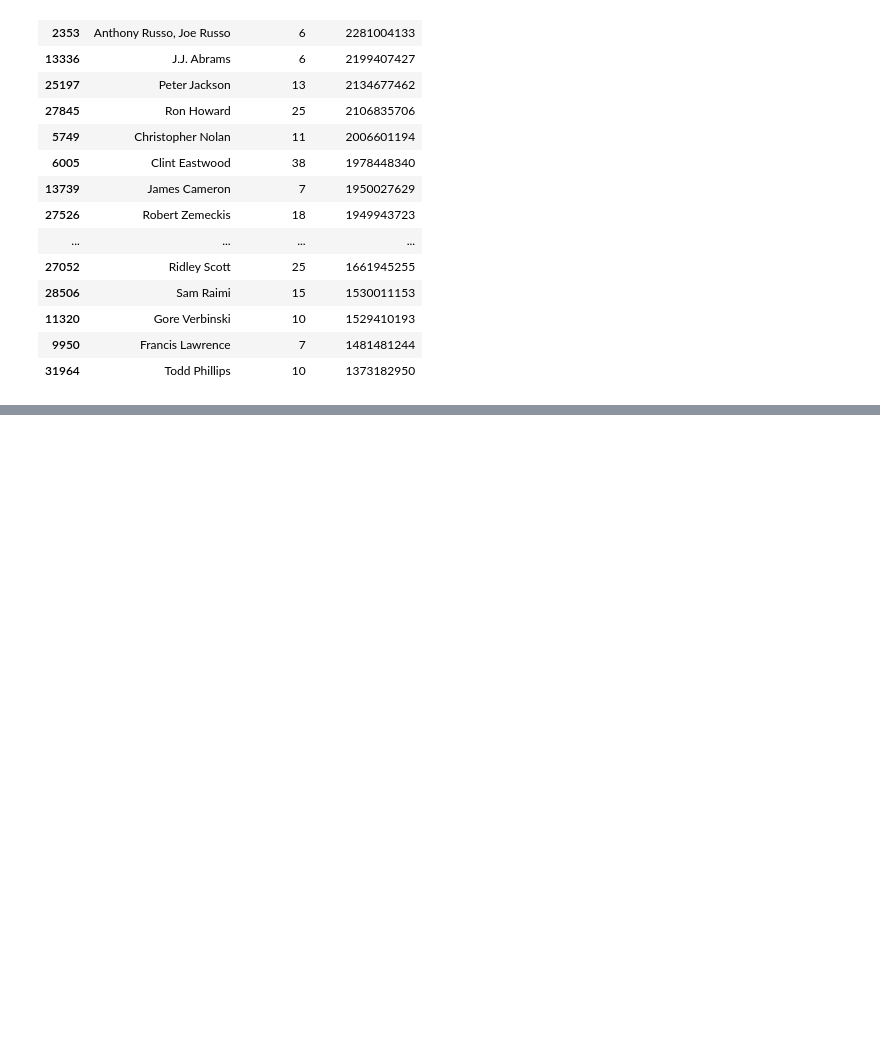
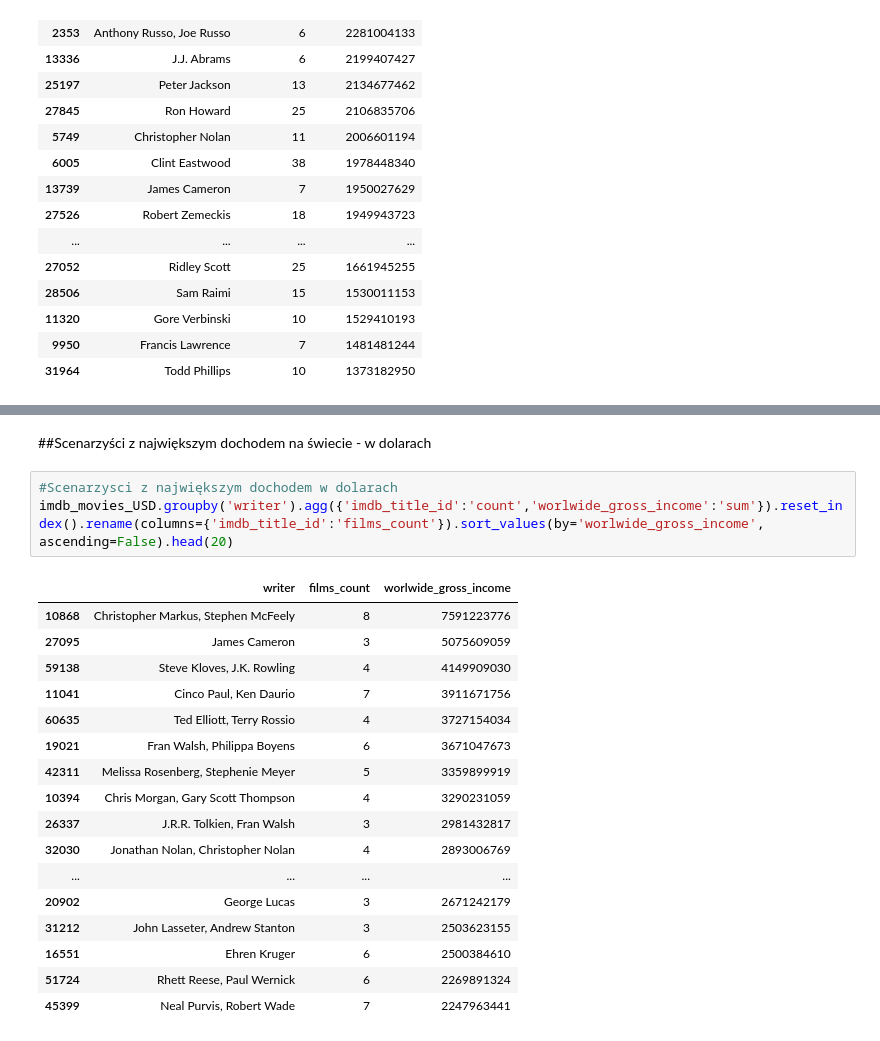
Before and after one commit to KatBotkowska/CodersCrew, a Jupyter notebook: Netflix_data.ipynb, the cells around one changed output, grey strips where cells are left out. Drawn from its saved outputs; the diff is of its cells as text; blank space fills up the shorter version.

Commit message:
Writer - gross income worldwide, USA

```diff
--- a/Netflix_data.ipynb
+++ b/Netflix_data.ipynb
@@ -1234,0 +1254,23 @@ imdb_movies_USD.groupby('director').agg({'imdb_title_id':'count','usa_gross_inco
+# %% [markdown]
+##Scenarzyści z największym dochodem na świecie - w dolarach
+# %%
+#Scenarzysci z największym dochodem w dolarach
+imdb_movies_USD.groupby('writer').agg({'imdb_title_id':'count','worlwide_gross_income':'sum'}).reset_index().rename(columns={'imdb_title_id':'films_count'}).sort_values(by='worlwide_gross_income', ascending=False).head(20)
+# %% [output]
+|  | writer | films_count | worlwide_gross_income |
+| 10868 | Christopher Markus, Stephen McFeely | 8 | 7591223776 |
+| 27095 | James Cameron | 3 | 5075609059 |
+| 59138 | Steve Kloves, J.K. Rowling | 4 | 4149909030 |
+| 11041 | Cinco Paul, Ken Daurio | 7 | 3911671756 |
+| 60635 | Ted Elliott, Terry Rossio | 4 | 3727154034 |
+| 19021 | Fran Walsh, Philippa Boyens | 6 | 3671047673 |
+| 42311 | Melissa Rosenberg, Stephenie Meyer | 5 | 3359899919 |
+| 10394 | Chris Morgan, Gary Scott Thompson | 4 | 3290231059 |
+| 26337 | J.R.R. Tolkien, Fran Walsh | 3 | 2981432817 |
+| 32030 | Jonathan Nolan, Christopher Nolan | 4 | 2893006769 |
+| ... | ... | ... | ... |
+| 20902 | George Lucas | 3 | 2671242179 |
+| 31212 | John Lasseter, Andrew Stanton | 3 | 2503623155 |
+| 16551 | Ehren Kruger | 6 | 2500384610 |
+| 51724 | Rhett Reese, Paul Wernick | 6 | 2269891324 |
+| 45399 | Neal Purvis, Robert Wade | 7 | 2247963441 |
```
Also changed, not shown: parts of 5 cells of this notebook.
